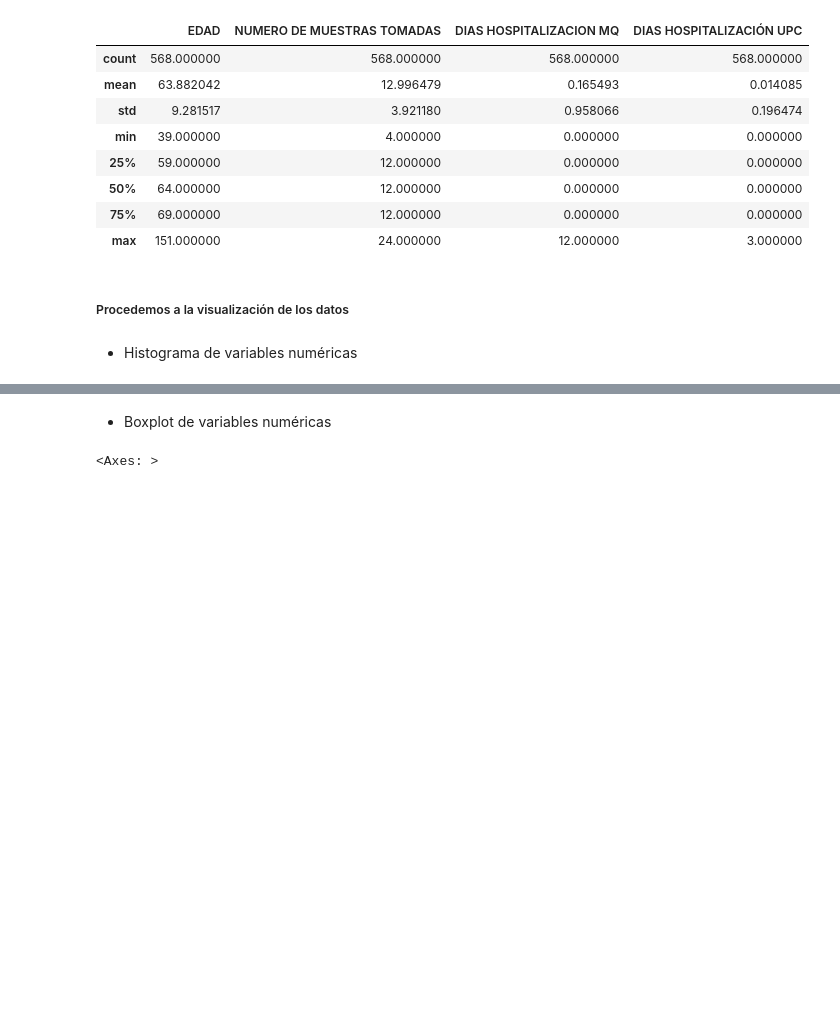
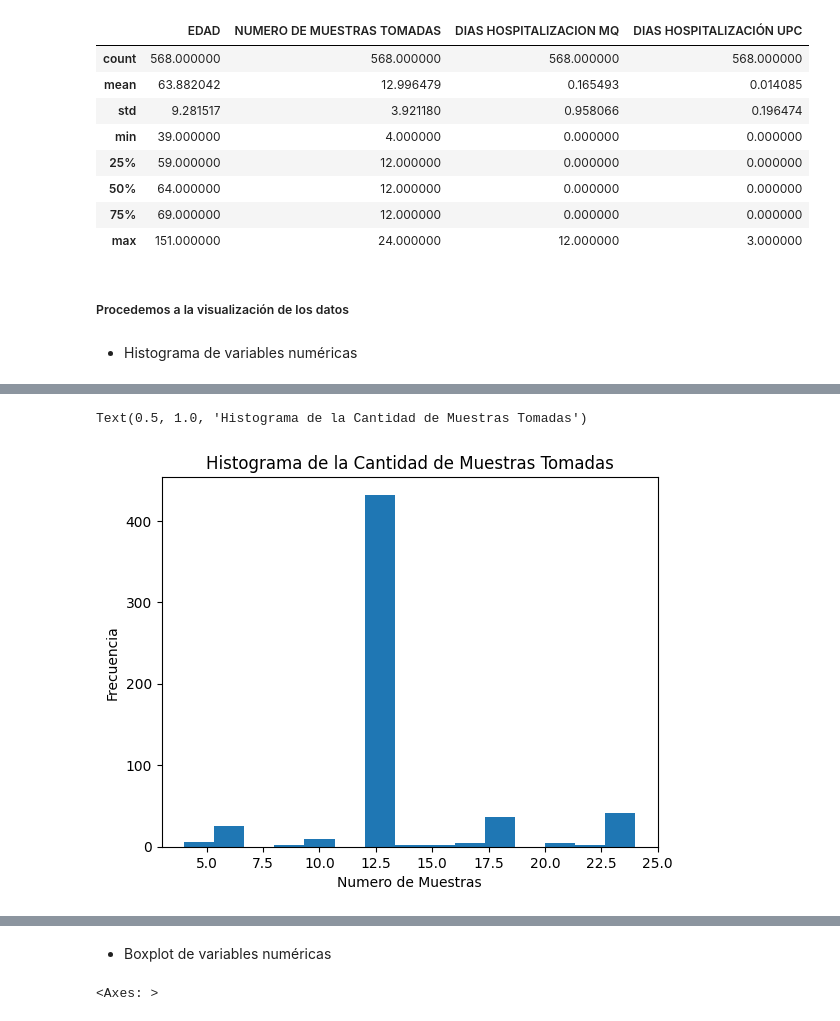
Before and after one commit to SebastianGSVV/Integrador_M6, a Jupyter notebook: Integrador_M6.ipynb, the cells around one changed output, grey strips where cells are left out. Drawn from its saved outputs; the diff is of its cells as text; code cells hidden in the pictures; blank space fills up the shorter version.

```diff
--- a/Integrador_M6.ipynb
+++ b/Integrador_M6.ipynb
@@ -62,0 +71,8 @@ array([[<Axes: title={'center': 'EDAD'}>,
+# %%
+plt.hist(df["NUMERO DE MUESTRAS TOMADAS"],bins=15)
+plt.xlabel("Numero de Muestras")
+plt.ylabel("Frecuencia")
+plt.title("Histograma de la Cantidad de Muestras Tomadas")
+# %% [output]
+Text(0.5, 1.0, 'Histograma de la Cantidad de Muestras Tomadas')
+[figure, added]
```
Also changed, not shown: parts of 7 cells of this notebook.
